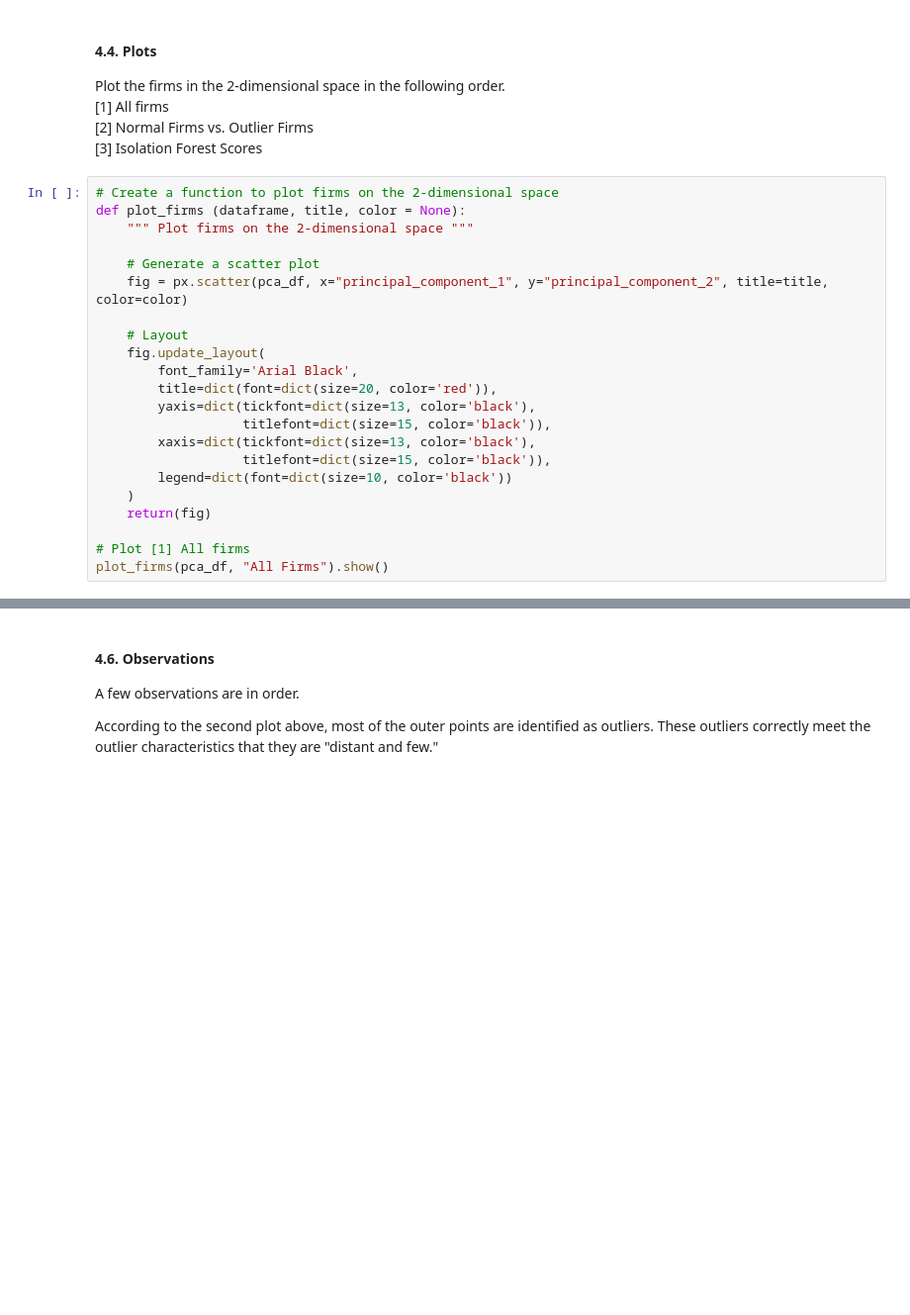
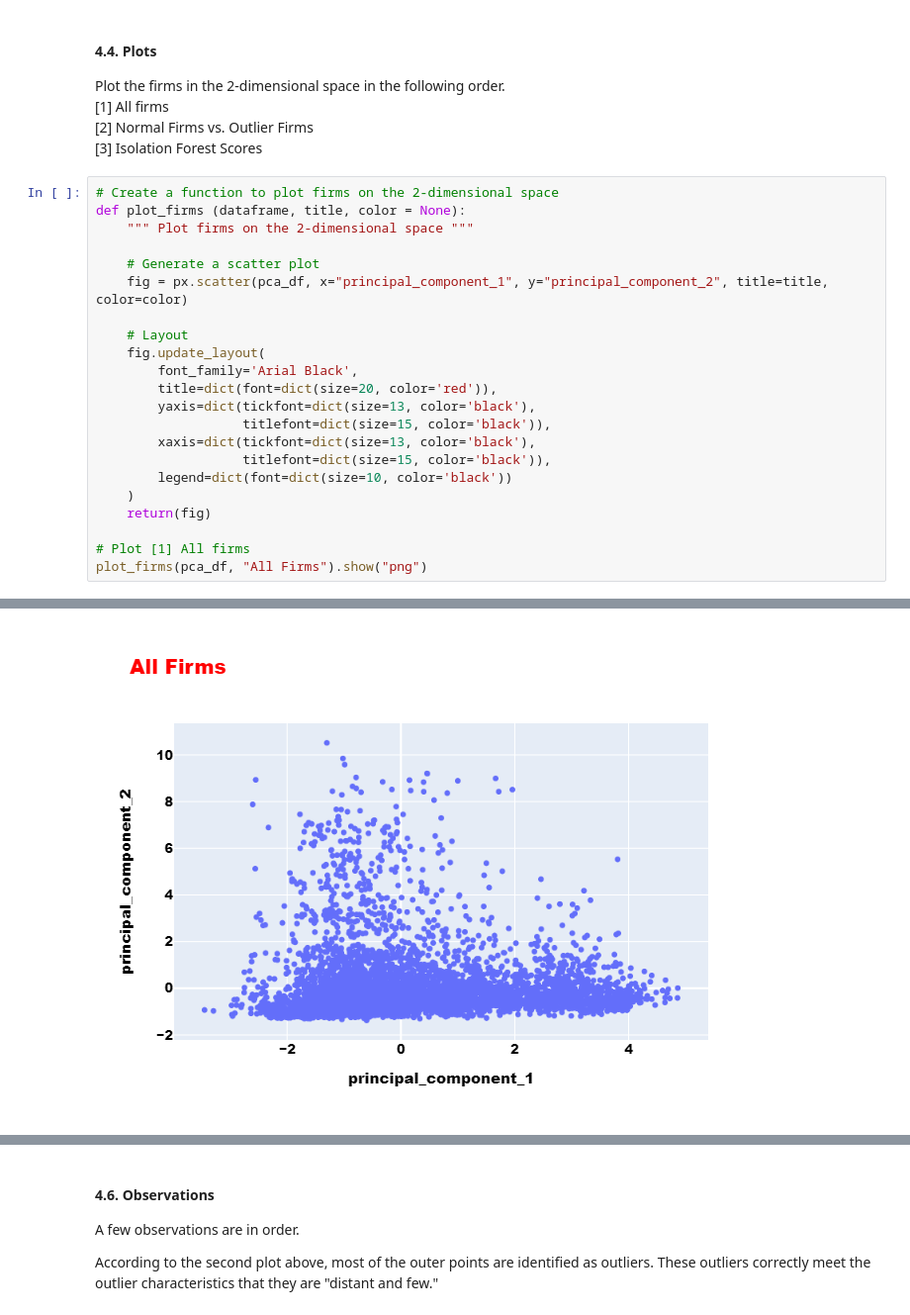
Before and after one commit to youngdataspace/Detect-Outliers-Using-Isolation-Forest, a Jupyter notebook: detect_outliers.ipynb, the cells around one changed output, grey strips where cells are left out. Shown at 99% size. Saved outputs shown, nothing was run; the diff lists cells and outputs as text; blank space fills up the shorter version.

```diff
--- a/detect_outliers.ipynb
+++ b/detect_outliers.ipynb
@@ -292,5 +292,5 @@ def plot_firms (dataframe, title, color = None):
     return(fig)
 
 # Plot [1] All firms
-plot_firms(pca_df, "All Firms").show()
+plot_firms(pca_df, "All Firms").show("png")
 # %% [output]
@@ -298,2 +297,3 @@ plot_firms(pca_df, "All Firms").show()
+[figure, added]
 # %%
 # [2] Normal Firms vs. Outlier Firms
```
Also changed, not shown: parts of 4 cells of this notebook.
